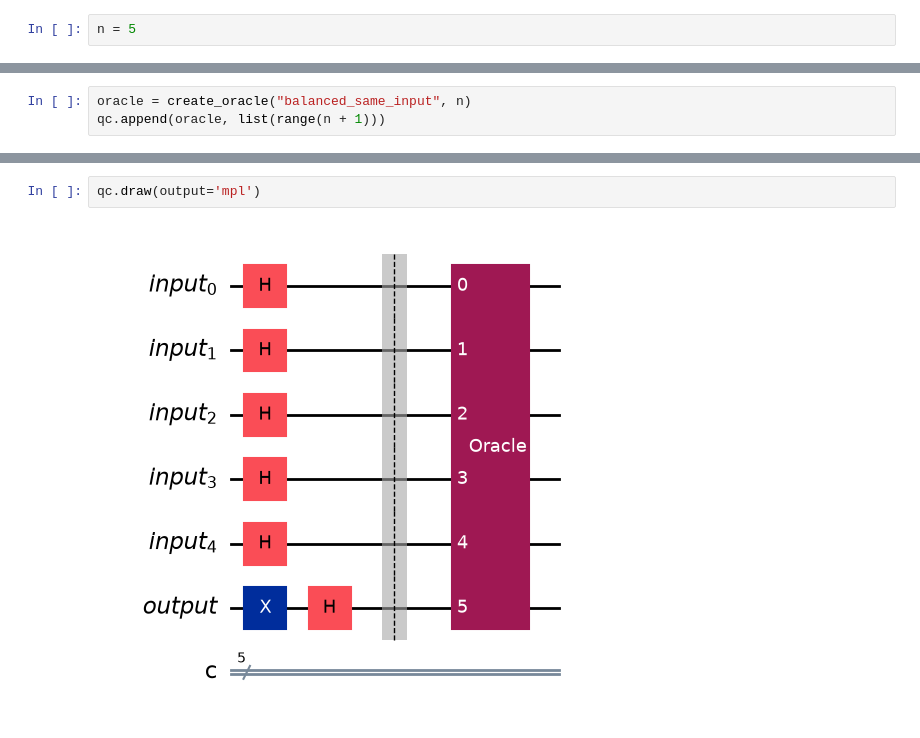
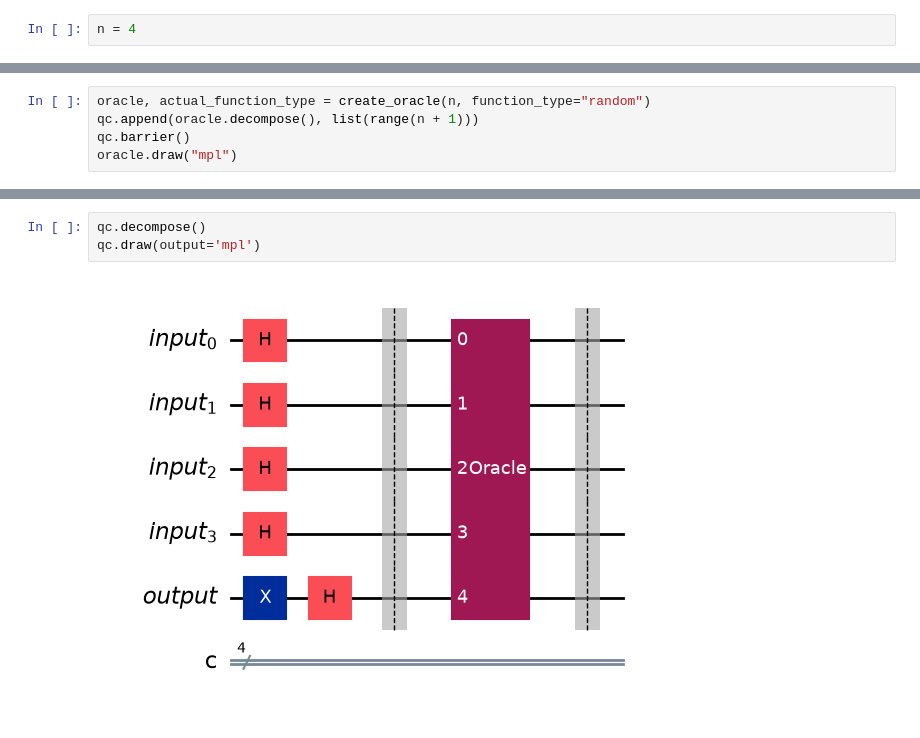
Before and after one commit to Hr15h1/qc_lab, a Jupyter notebook: deutsch_joscza_algorithm.ipynb, the cells around one changed output, grey strips where cells are left out. Saved outputs shown, nothing was run; the diff lists cells and outputs as text.

```diff
--- a/deutsch_joscza_algorithm.ipynb
+++ b/deutsch_joscza_algorithm.ipynb
@@ -4,5 +6,5 @@ from qiskit_aer import AerSimulator
 # %%
-n = 5
+n = 4
 # %%
 input_qubits = QuantumRegister(n, name='input')
 output_qubit = QuantumRegister(1, name='output')
@@ -42,4 +69,6 @@ def create_oracle(function_type, n):
 # %%
-oracle = create_oracle("balanced_same_input", n)
-qc.append(oracle, list(range(n + 1)))
+oracle, actual_function_type = create_oracle(n, function_type="random")
+qc.append(oracle.decompose(), list(range(n + 1)))
+qc.barrier()
+oracle.draw("mpl")
 # %% [output]
@@ -47,7 +76,8 @@ qc.append(oracle, list(range(n + 1)))
 # %%
+qc.decompose()
 qc.draw(output='mpl')
 # %% [output]
-[figure, old version]
+[figure, new version]
 # %%
 qc.barrier()
 qc.h(input_qubits)
```
Also changed, not shown: parts of 9 cells of this notebook, 9 other files.
